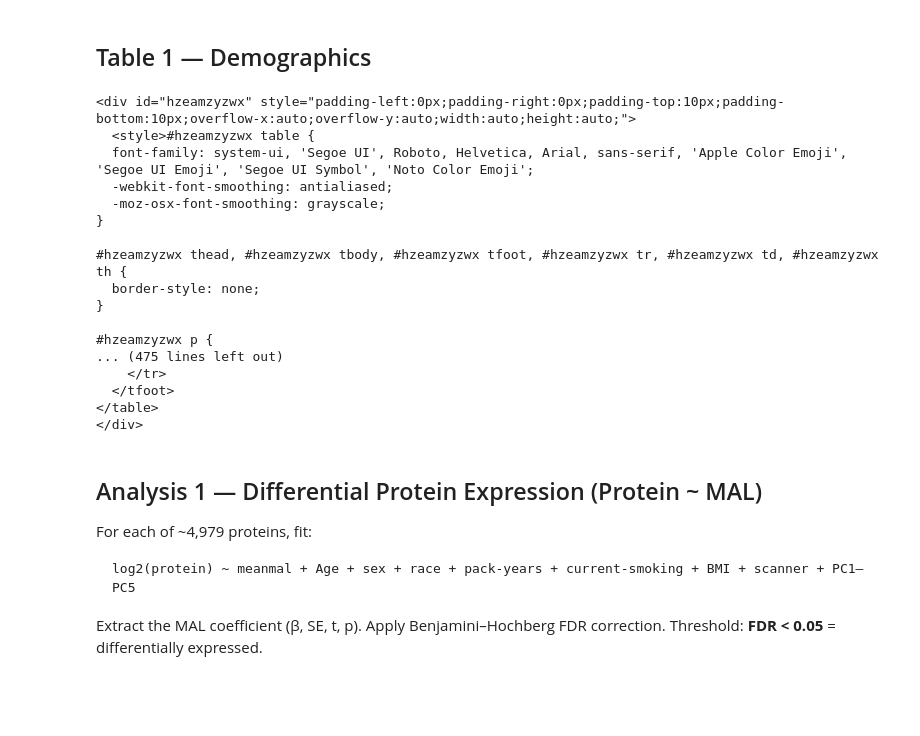
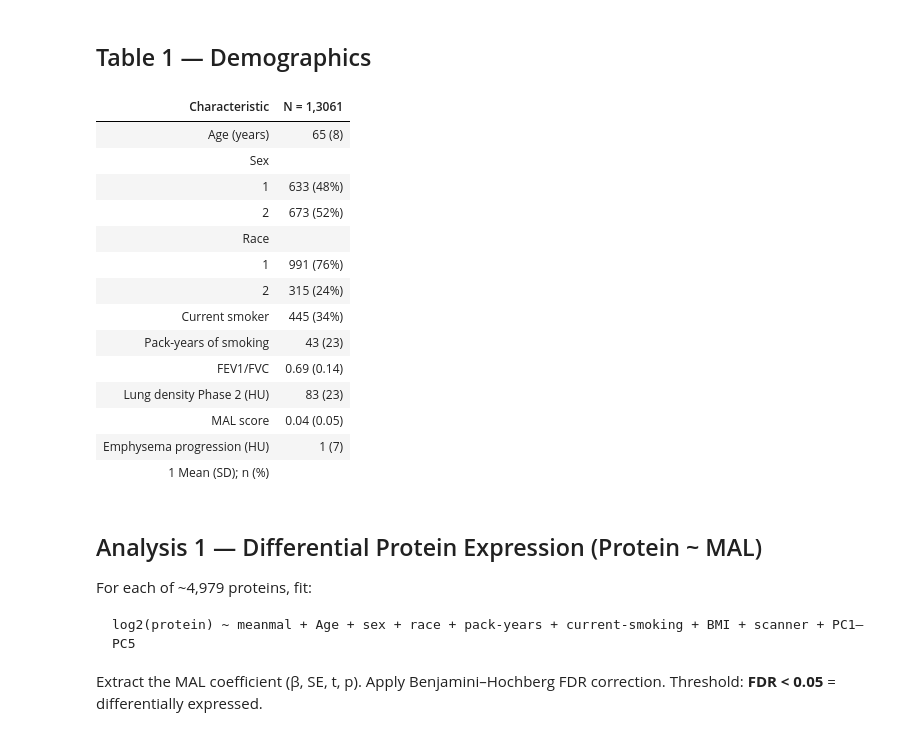
Before and after one commit to abdullah-al-bashit/COPDGene-MAL, a Jupyter notebook: MAL_omics/MAL_omics_proteomics.ipynb, the cells around one changed output. Drawn from its saved outputs; the diff is of its cells as text; code cells hidden in the pictures; blank space fills up the shorter version.

Commit message:
Fix Table 1 HTML rendering in MAL omics notebook
Table 1 demographics now renders as a formatted HTML table via
IRdisplay::display_html(gt::as_raw_html(as_gt(tbl1))). Previously
it only produced plain text output in Jupyter.

```diff
--- a/MAL_omics/MAL_omics_proteomics.ipynb
+++ b/MAL_omics/MAL_omics_proteomics.ipynb
@@ -298,52 +298,49 @@ if (!is.null(fvc_col)) {
   demo_vars <- append(demo_vars, fvc_col, after = ins)
 }
 demo_vars <- demo_vars[demo_vars %in% names(df_full)]
 
-# Build label list dynamically so missing columns don't cause errors
 lab <- c(
   Age_P2                        = "Age (years)",
   gender                        = "Sex",
   race                          = "Race",
   SmokCigNow_P2                 = "Current smoker",
   ATS_PackYears_P2              = "Pack-years of smoking",
   lung_density_vnb_P2           = "Lung density Phase 2 (HU)",
   meanmal                       = "MAL score",
   Change_lung_density_vnb_P2_P3 = "Emphysema progression (HU)"
 )
 if (!is.null(fev1_col)) lab[fev1_col] <- "FEV1 (% predicted)"
 if (!is.null(fvc_col))  lab[fvc_col]  <- "FEV1/FVC"
 if (!is.null(bmi_col))  lab[bmi_col]  <- "BMI (kg/m\u00b2)"
 
 tbl1 <- df_full |>
   dplyr::select(all_of(demo_vars)) |>
   tbl_summary(
     statistic = list(
       all_continuous()  ~ "{mean} ({sd})",
       all_categorical() ~ "{n} ({p}%)"
     ),
     label = as.list(lab[names(lab) %in% demo_vars])
   ) |>
   bold_labels()
 
-tbl1
+IRdisplay::display_html(as.character(gt::as_raw_html(as_gt(tbl1))))
 # %% [output]
-<div id="hzeamzyzwx" style="padding-left:0px;padding-right:0px;padding-top:10px;padding-bottom:10px;overflow-x:auto;overflow-y:auto;width:auto;height:auto;">
-  <style>#hzeamzyzwx table {
-  font-family: system-ui, 'Segoe UI', Roboto, Helvetica, Arial, sans-serif, 'Apple Color Emoji', 'Segoe UI Emoji', 'Segoe UI Symbol', 'Noto Color Emoji';
-  -webkit-font-smoothing: antialiased;
-  -moz-osx-font-smoothing: grayscale;
-}
-
-#hzeamzyzwx thead, #hzeamzyzwx tbody, #hzeamzyzwx tfoot, #hzeamzyzwx tr, #hzeamzyzwx td, #hzeamzyzwx th {
-  border-style: none;
-}
-
-#hzeamzyzwx p {
-... (475 lines left out)
-    </tr>
-  </tfoot>
-</table>
-</div>
+| Characteristic | N = 1,3061 |
+| Age (years) | 65 (8) |
+| Sex |  |
+| 1 | 633 (48%) |
+| 2 | 673 (52%) |
+| Race |  |
+| 1 | 991 (76%) |
+| 2 | 315 (24%) |
+| Current smoker | 445 (34%) |
+| Pack-years of smoking | 43 (23) |
+| FEV1/FVC | 0.69 (0.14) |
+| Lung density Phase 2 (HU) | 83 (23) |
+| MAL score | 0.04 (0.05) |
+| Emphysema progression (HU) | 1 (7) |
+| 1 Mean (SD); n (%) |  |
 # %% [markdown]
 ## Analysis 1 — Differential Protein Expression (Protein ~ MAL)
 
```
